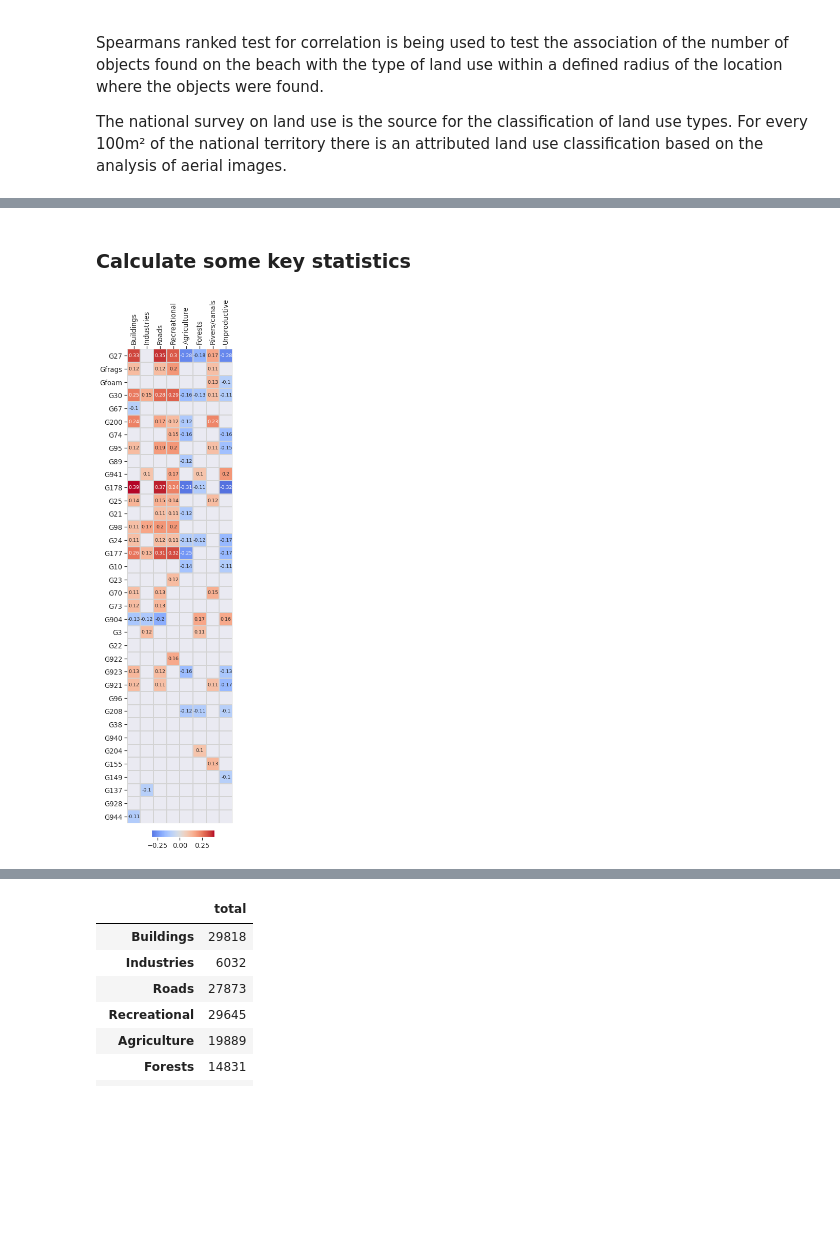
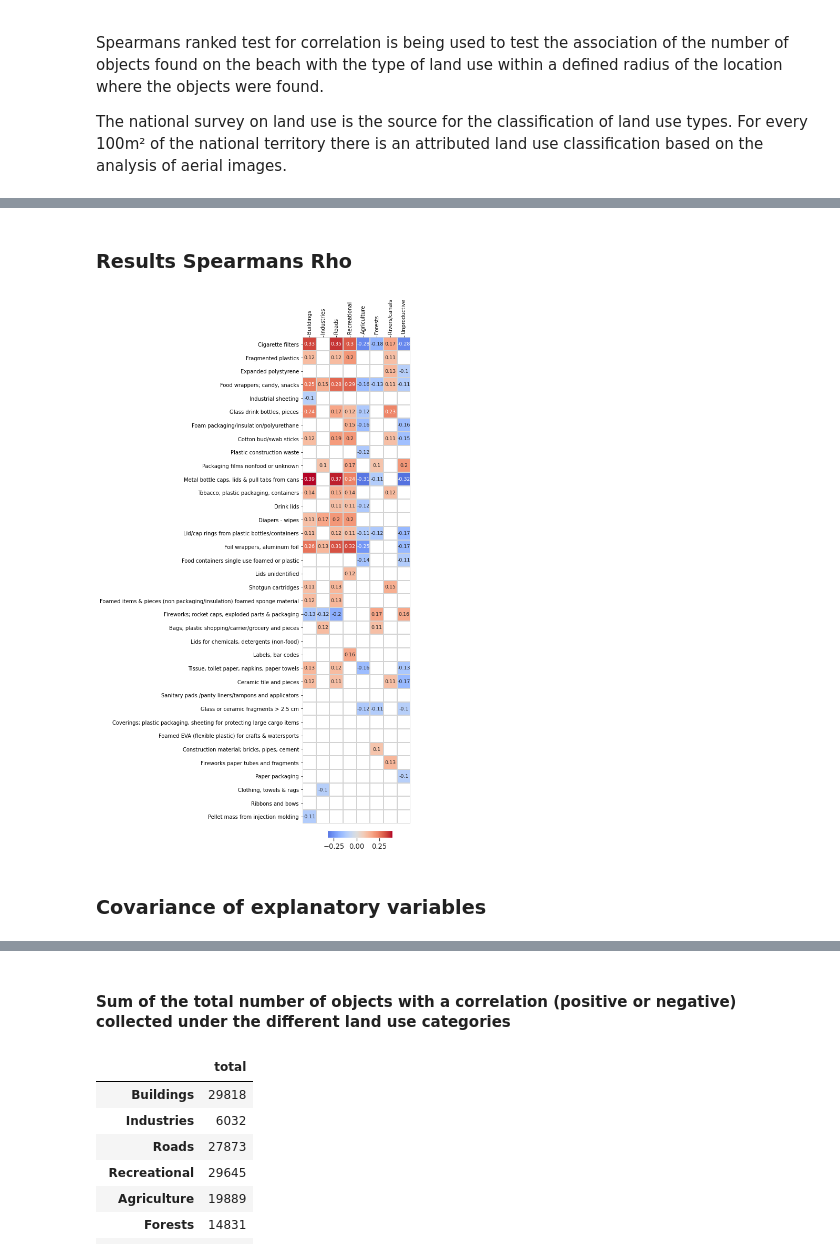
Before and after one commit to hammerdirt-analyst/landuse, a Jupyter notebook: spearmansrho_luse.ipynb, the cells around one changed output, grey strips where cells are left out. Saved outputs shown, nothing was run; the diff lists cells and outputs as text; code cells hidden in the pictures; blank space fills up the shorter version.

Commit message:
new spearmans notebook

```diff
--- a/spearmansrho_luse.ipynb
+++ b/spearmansrho_luse.ipynb
@@ -447,13 +459,16 @@ Where p <= 0.05 for Spearmans test for association.
 # %%
 # the locations that need land use data
 data = pd.DataFrame(index = fd.location.unique())
+
+# the bufferdata for this radius
+bufferdata = make_bufferdata("noas04_27.csv", a_col="AS18_27", label_keys=label_keys)
+
 radius = 1500
 
 # the functional land use groups:
 these_groups = list(group_parts.keys())
 
-# the bufferdata for this radius
-bufferdata = make_bufferdata("noas04_27.csv", a_col="AS18_27", label_keys=label_keys)
+
 
 add_these_cols = bufferdata.label.unique()
 
@@ -465,14 +480,27 @@ a1500["quantity"] = a1500.index.map(lambda x: code_totals.loc[x])
 a1500["material"] = a1500.index.map(lambda x: code_m_map.loc[x])
 a1500.sort_values(by="quantity", inplace=True)
 
+# use intersects
+
+water_int = fd[fd.code.isin(abundant_codes)][["loc_date", "code", "pcs_m", "quantity", "intersects"]]
+for each_code in abundant_codes:
+    new_data = water_int[water_int.code == each_code][["intersects", "pcs_m"]]
+    c, p = stats.spearmanr(new_data.pcs_m.values, new_data.intersects.values)
+    if p <= 0.05:
+        a1500.loc[each_code, "intersects"] = c
+    else:
+        a1500.loc[each_code, "intersects"] = 0
+
 totals=[]
+lnd_u = []
 totals.append(landuse_per_radius(s))
+lnd_u.append(s)
 
 a1500["description"] = a1500.index.map(lambda x: code_d_map.loc[x])
 
 col_order = [a1500.columns[-1], *a1500.columns[:-1]]
 a1500 = a1500.reindex(code_order)
-a1500[col_order]
+a1500[col_order].head()
 # %% [output]
 |  | description | % to buildings | % to ind | % to trans | % to recreation | % to agg | % to woods | % to water | ... |
 | code |  |  |  |  |  |  |  |  | ... |
@@ -495,5 +512,5 @@ a1500[col_order]
-# %% [markdown]
-### Calculate some key statistics ###
+# %% [markdown]
+### Results Spearmans Rho
 # %%
 # [Correlation matrix plot]
 new_column_names = {
@@ -509,41 +526,43 @@ new_column_names = {
 # a1500.set_index('description', inplace=True)
 a1500.rename(columns=new_column_names, inplace=True)
 use_these = list(new_column_names.values())
-aplot = a1500[use_these].round(2)
-
+aplot = a1500[[*use_these, "description"]].round(2)
+aplot.set_index("description", inplace=True, drop=True)
 fig, ax= plt.subplots(figsize=(17,17))
 sns.set(font_scale=1.2)
 
 kwargs = dict(annot=True, fmt="g", cmap='coolwarm',
               annot_kws={"size":9.5},center =0, mask=aplot==0,
               square = True, linewidths=0.1,linecolor="lightgrey",
               cbar = False)
 
-ax = sns.heatmap(aplot, ax = ax, **kwargs)
+ax = sns.heatmap(aplot, ax=ax, **kwargs)
 
 ax.set_ylabel('')
 ax.yaxis.tick_left()
 
 ax.xaxis.tick_top()
 ax.xaxis.set_label_position('top')
 ax.set_xticklabels(use_these,rotation=90)
 
 ax_divider = make_axes_locatable(ax)
 axins = inset_axes(ax,
                    width="60%",  # width = 5% of parent_bbox width
                    height="1.5%",  # height : 50%
                    loc='lower center',
                    bbox_to_anchor=(0.03, -0.03, 1, 1),
                    bbox_transform=ax.transAxes,
                    borderpad=0
                    )
 
 fig.colorbar(ax.get_children()[0], cax = axins, orientation = 'horizontal', extendfrac='auto')
 # plt.savefig('output/corr_matrix_1500.png', bbox_inches='tight')
 
 plt.show()
 # %% [output]
-[figure, old version]
+[figure, new version]
+# %% [markdown]
+### Covariance of explanatory variables
 # %%
 rho = aplot.corr(method='spearman')
 pval = aplot.corr(method=lambda x, y: stats.spearmanr(x, y)[1]) - np.eye(*rho.shape)
@@ -559,6 +578,8 @@ rho.round(2).astype(str) + p
 | Forests | -0.5*** | -0.04 | -0.53*** | -0.35** | 0.56*** | 1.0*** | -0.24 | 0.66*** |
 | Rivers/canals | 0.5*** | 0.0 | 0.46*** | 0.25 | -0.01 | -0.24 | 1.0*** | -0.18 |
 | Unproductive | -0.56*** | -0.12 | -0.51*** | -0.33** | 0.65*** | 0.66*** | -0.18 | 1.0*** |
+# %% [markdown]
+#### Sum of the total number of objects with a correlation (positive or negative) collected under the different land use categories
 # %%
 # the cumulative sum of the objects of interest under
 # the different landuse categories
```
Also changed, not shown: parts of 103 cells of this notebook.
